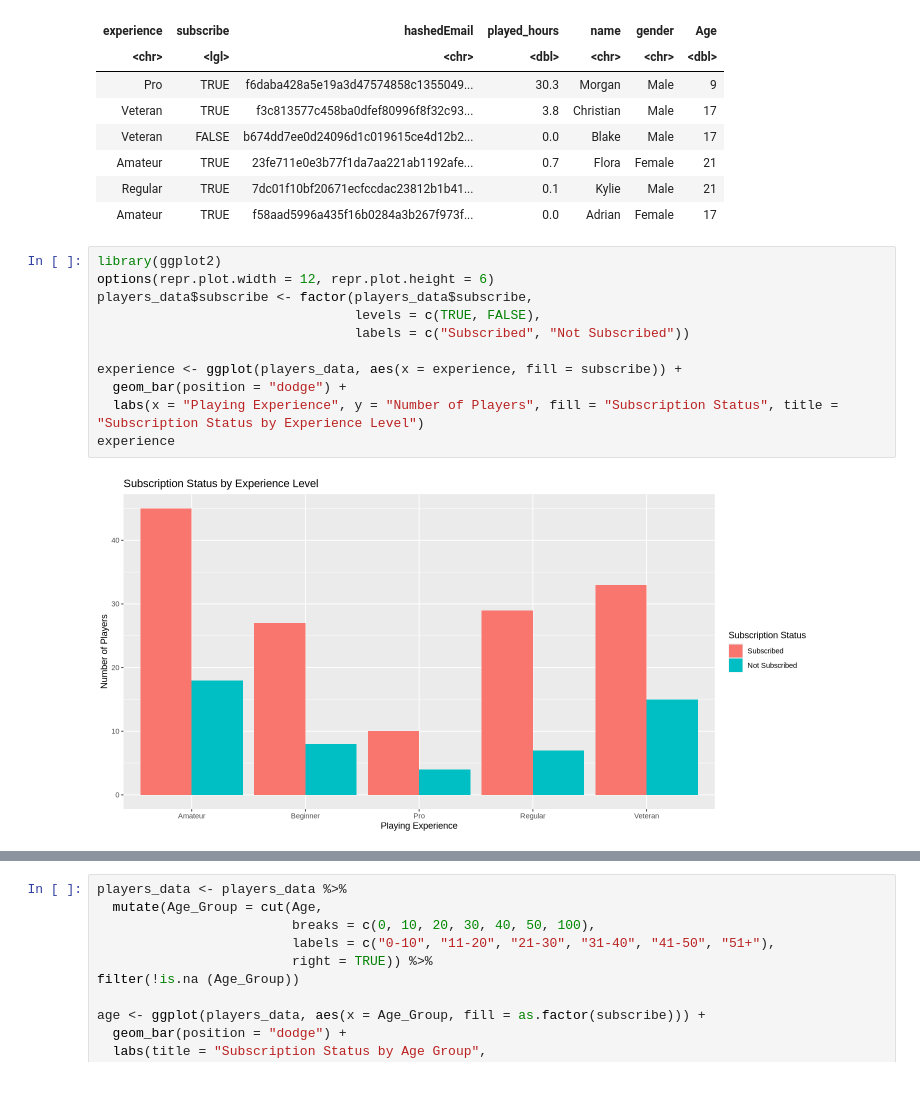
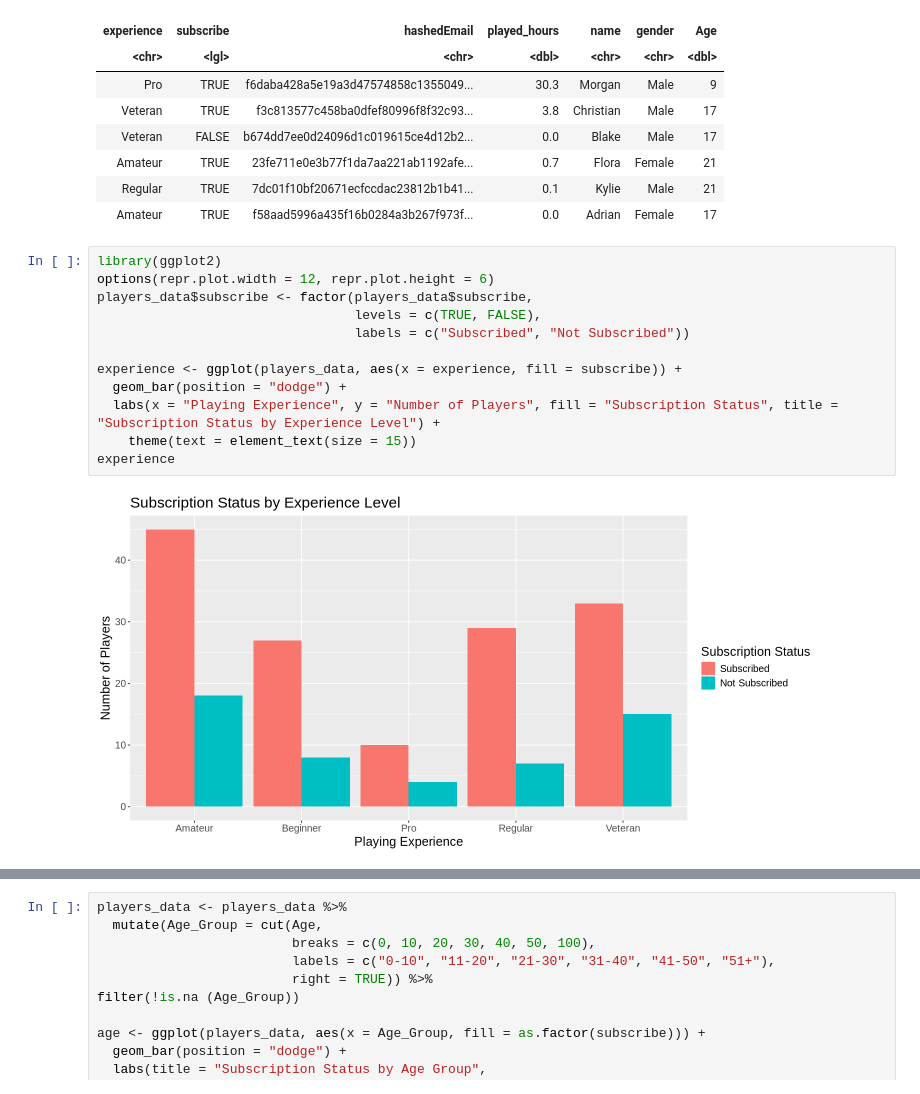
Before and after one commit to zchen189/Group-Project, a Jupyter notebook: data/Group_Project.ipynb, the cells around one changed output, grey strips where cells are left out. Drawn from its saved outputs; the diff is of its cells as text.

Commit message:
Changed font size for exploratory visualizations

```diff
--- a/data/Group_Project.ipynb
+++ b/data/Group_Project.ipynb
@@ -409,16 +409,17 @@ A tibble: 6 × 7
 # %%
 library(ggplot2)
 options(repr.plot.width = 12, repr.plot.height = 6)
 players_data$subscribe <- factor(players_data$subscribe,
                                  levels = c(TRUE, FALSE),
                                  labels = c("Subscribed", "Not Subscribed"))
 
 experience <- ggplot(players_data, aes(x = experience, fill = subscribe)) +
   geom_bar(position = "dodge") +
-  labs(x = "Playing Experience", y = "Number of Players", fill = "Subscription Status", title = "Subscription Status by Experience Level")
+  labs(x = "Playing Experience", y = "Number of Players", fill = "Subscription Status", title = "Subscription Status by Experience Level") +
+    theme(text = element_text(size = 15))
 experience
 # %% [output]
-[figure, old version]
+[figure, new version]
 # %%
 options(repr.plot.width = 12, repr.plot.height = 6)
 gender <- ggplot(players_data, aes(x = gender, fill = subscribe)) +
```
Also changed, not shown: parts of 1 cell of this notebook.
